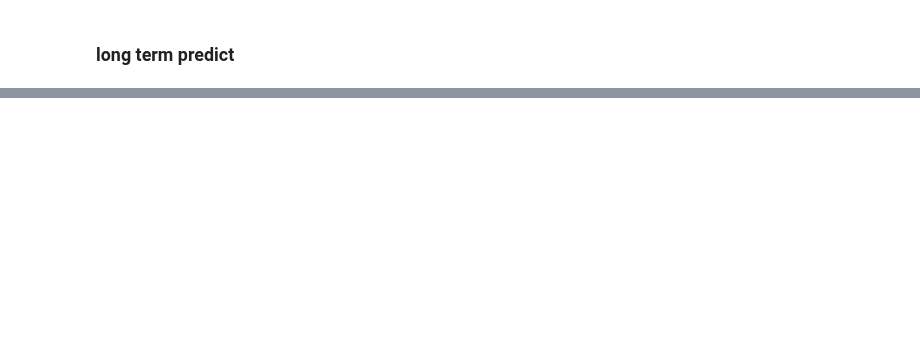
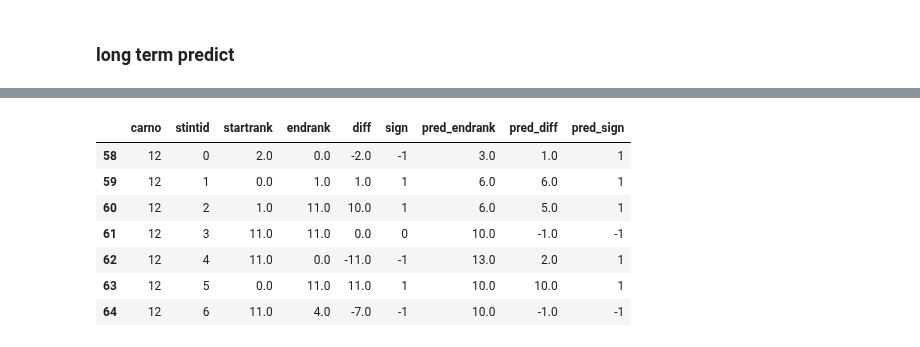
Before and after one commit to DSC-SPIDAL/rankpredictor, a Jupyter notebook: run/14.StatusModelII/notebook/longterm-predictor.ipynb, the cells around one changed output, grey strips where cells are left out. Cells and saved outputs as stored; diff of their text form; code cells hidden in the pictures; blank space fills up the shorter version.

```diff
--- a/run/14.StatusModelII/notebook/longterm-predictor.ipynb
+++ b/run/14.StatusModelII/notebook/longterm-predictor.ipynb
@@ -2253,0 +2366,11 @@ true_rank
+# %%
+df2[df2['carno']==12]
+# %% [output]
+|  | carno | stintid | startrank | endrank | diff | sign | pred_endrank | pred_diff | pred_sign |
+| 58 | 12 | 0 | 2.0 | 0.0 | -2.0 | -1 | 3.0 | 1.0 | 1 |
+| 59 | 12 | 1 | 0.0 | 1.0 | 1.0 | 1 | 6.0 | 6.0 | 1 |
+| 60 | 12 | 2 | 1.0 | 11.0 | 10.0 | 1 | 6.0 | 5.0 | 1 |
+| 61 | 12 | 3 | 11.0 | 11.0 | 0.0 | 0 | 10.0 | -1.0 | -1 |
+| 62 | 12 | 4 | 11.0 | 0.0 | -11.0 | -1 | 13.0 | 2.0 | 1 |
+| 63 | 12 | 5 | 0.0 | 11.0 | 11.0 | 1 | 10.0 | 10.0 | 1 |
+| 64 | 12 | 6 | 11.0 | 4.0 | -7.0 | -1 | 10.0 | -1.0 | -1 |
```
Also changed, not shown: parts of 33 cells of this notebook, 21 other files.
